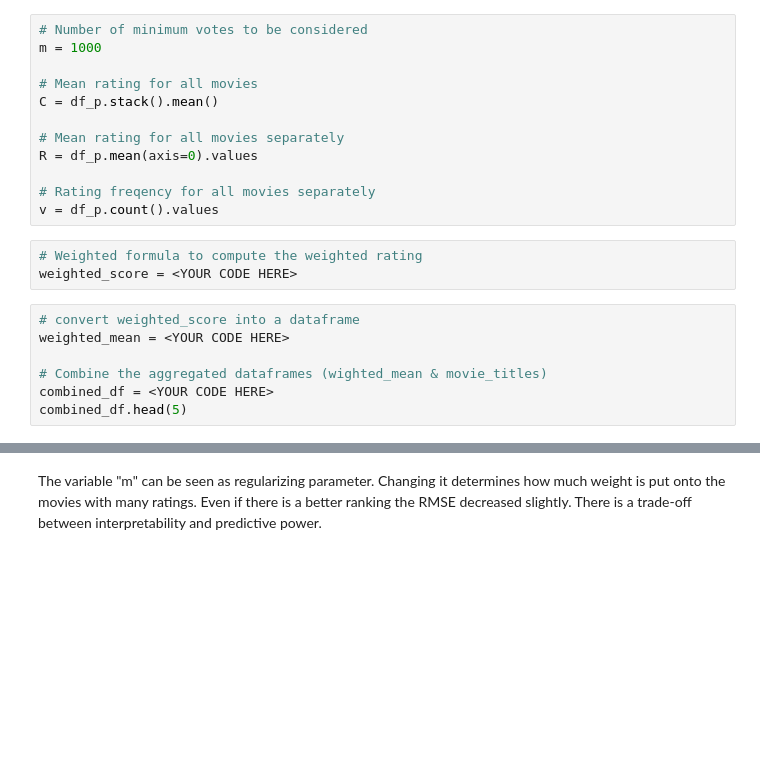
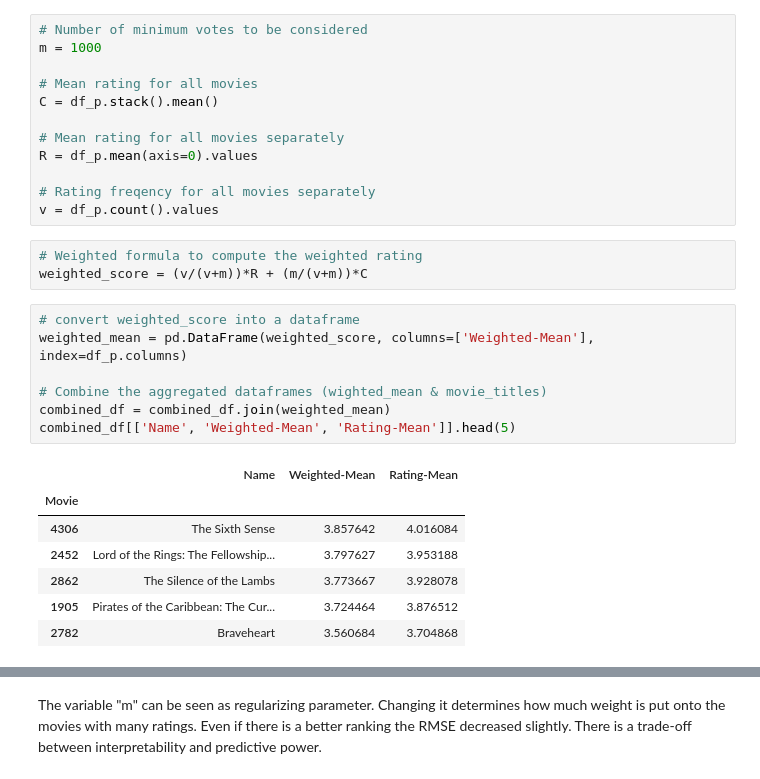
Before and after one commit to 3DBull/mec-mini-projects, a Jupyter notebook: mec-17.4.1-recommendation-systems-mini-project/Mini_Project_Recommendation_Systems.ipynb, the cells around one changed output, grey strips where cells are left out. Drawn from its saved outputs; the diff is of its cells as text; blank space fills up the shorter version.

```diff
--- a/mec-17.4.1-recommendation-systems-mini-project/Mini_Project_Recommendation_Systems.ipynb
+++ b/mec-17.4.1-recommendation-systems-mini-project/Mini_Project_Recommendation_Systems.ipynb
@@ -435,13 +470,21 @@ R = df_p.mean(axis=0).values
 v = df_p.count().values
 # %%
 # Weighted formula to compute the weighted rating
-weighted_score = <YOUR CODE HERE>
+weighted_score = (v/(v+m))*R + (m/(v+m))*C
 # %%
 # convert weighted_score into a dataframe
-weighted_mean = <YOUR CODE HERE>
+weighted_mean = pd.DataFrame(weighted_score, columns=['Weighted-Mean'], index=df_p.columns)
 
 # Combine the aggregated dataframes (wighted_mean & movie_titles)
-combined_df = <YOUR CODE HERE>
-combined_df.head(5)
+combined_df = combined_df.join(weighted_mean)
+combined_df[['Name', 'Weighted-Mean', 'Rating-Mean']].head(5)
+# %% [output]
+|  | Name | Weighted-Mean | Rating-Mean |
+| Movie |  |  |  |
+| 4306 | The Sixth Sense | 3.857642 | 4.016084 |
+| 2452 | Lord of the Rings: The Fellowship... | 3.797627 | 3.953188 |
+| 2862 | The Silence of the Lambs | 3.773667 | 3.928078 |
+| 1905 | Pirates of the Caribbean: The Cur... | 3.724464 | 3.876512 |
+| 2782 | Braveheart | 3.560684 | 3.704868 |
 # %%
 # Join labels and predictions based on mean movie rating
```
Also changed, not shown: parts of 46 cells of this notebook, 1 other file.
